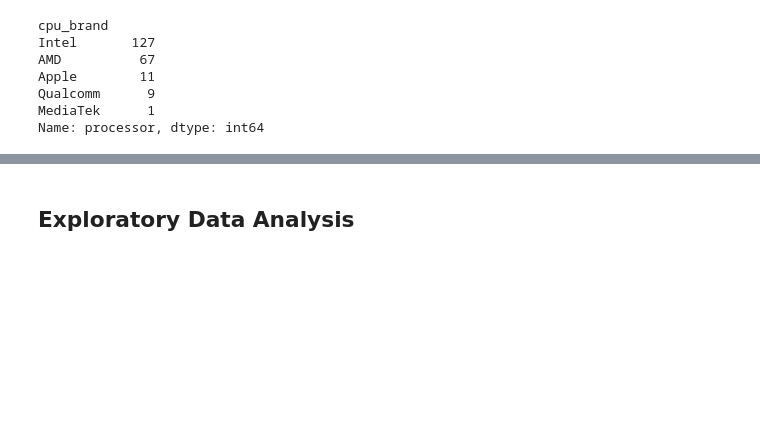
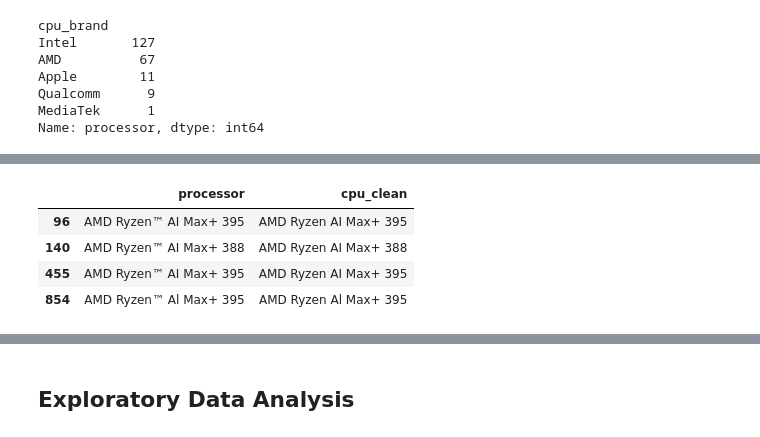
Before and after one commit to rishchuk/laptop-analysis, a Jupyter notebook: laptop_analysis.ipynb, the cells around one changed output, grey strips where cells are left out. Saved outputs shown, nothing was run; the diff lists cells and outputs as text; code cells hidden in the pictures; blank space fills up the shorter version.

```diff
--- a/laptop_analysis.ipynb
+++ b/laptop_analysis.ipynb
@@ -979,0 +1131,9 @@ Name: processor, dtype: int64
+# %%
+intel_mask = df["cpu_brand"] == "Intel"
+
+df.loc[intel_mask, "cpu_family"] = (
+    df.loc[intel_mask, "cpu_clean"]
+    .str.extract(
+        r"(Core Ultra [3579]|Core Ultra X[79]|Core i[3579]|Core [3579]|N\d+|Pentium Gold)"
+    )[0]
+)
@@ -979,0 +1185,15 @@ Name: processor, dtype: int64
+# %%
+df.loc[
+    (df["cpu_brand"] == "AMD") &
+    ~df["cpu_clean"].str.contains(
+        r"Ryzen AI [3579]|Ryzen [3579]",
+        regex=True
+    ),
+    ["processor", "cpu_clean"]
+]
+# %% [output]
+|  | processor | cpu_clean |
+| 96 | AMD Ryzen™ AI Max+ 395 | AMD Ryzen AI Max+ 395 |
+| 140 | AMD Ryzen™ AI Max+ 388 | AMD Ryzen AI Max+ 388 |
+| 455 | AMD Ryzen™ AI Max+ 395 | AMD Ryzen AI Max+ 395 |
+| 854 | AMD Ryzen™ Al Max+ 395 | AMD Ryzen Al Max+ 395 |
```
Also changed, not shown: parts of 40 cells of this notebook.
